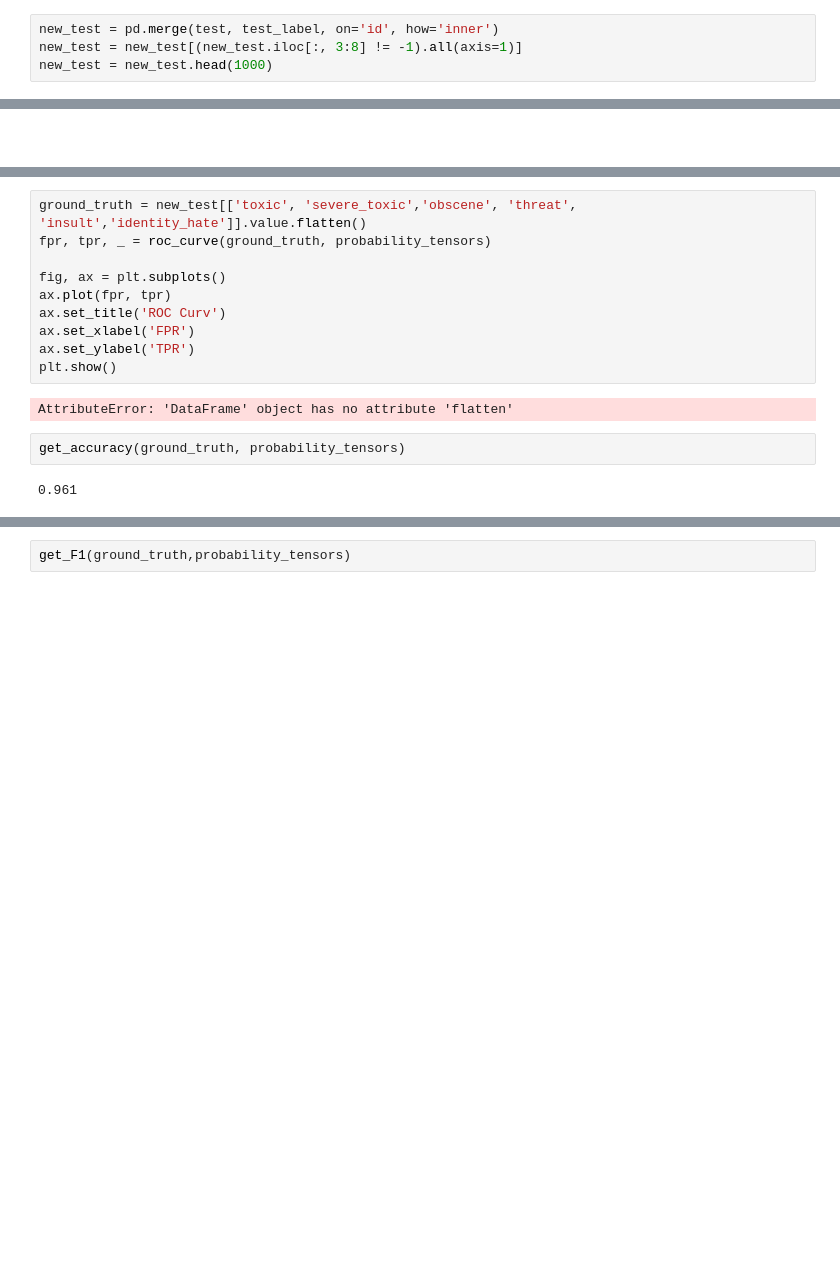
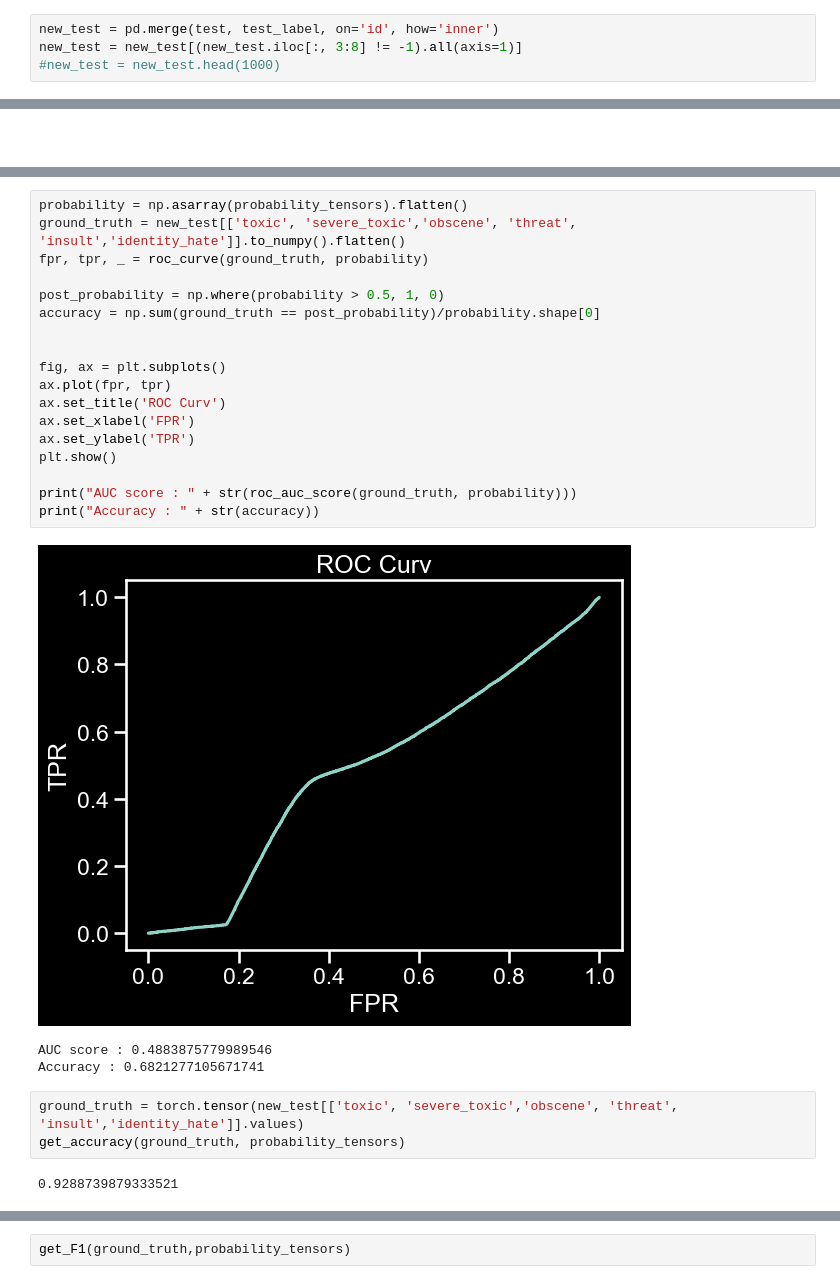
Before and after one commit to FSYFSYFSY/Bert_Toxic_Comment_Classification, a Jupyter notebook: toxic_comment_classify.ipynb, the cells around one changed output, grey strips where cells are left out. Drawn from its saved outputs; the diff is of its cells as text; blank space fills up the shorter version.

```diff
--- a/toxic_comment_classify.ipynb
+++ b/toxic_comment_classify.ipynb
@@ -44,7 +44,7 @@ test_label = pd.read_csv('./dataset/test_labels.csv.zip')
 # %%
 new_test = pd.merge(test, test_label, on='id', how='inner')
 new_test = new_test[(new_test.iloc[:, 3:8] != -1).all(axis=1)]
-new_test = new_test.head(1000)
+#new_test = new_test.head(1000)
 # %% [markdown]
 # Clean the dataset -- helper function for removing non-sense fragment
 # %%
@@ -466,19 +616,30 @@ get_roc_auc(ground_truth, probability_tensors)
 # %%
-ground_truth = new_test[['toxic', 'severe_toxic','obscene', 'threat', 'insult','identity_hate']].value.flatten()
-fpr, tpr, _ = roc_curve(ground_truth, probability_tensors)
+probability = np.asarray(probability_tensors).flatten()
+ground_truth = new_test[['toxic', 'severe_toxic','obscene', 'threat', 'insult','identity_hate']].to_numpy().flatten()
+fpr, tpr, _ = roc_curve(ground_truth, probability)
+
+post_probability = np.where(probability > 0.5, 1, 0)
+accuracy = np.sum(ground_truth == post_probability)/probability.shape[0]
+
 
 fig, ax = plt.subplots()
 ax.plot(fpr, tpr)
 ax.set_title('ROC Curv')
 ax.set_xlabel('FPR')
 ax.set_ylabel('TPR')
 plt.show()
+
+print("AUC score : " + str(roc_auc_score(ground_truth, probability)))
+print("Accuracy : " + str(accuracy))
 # %% [output]
+[figure, added]
-AttributeError: 'DataFrame' object has no attribute 'flatten'
+AUC score : 0.4883875779989546
+Accuracy : 0.6821277105671741
-# %%
-get_accuracy(ground_truth, probability_tensors)
-# %% [output]
-0.961
+# %%
+ground_truth = torch.tensor(new_test[['toxic', 'severe_toxic','obscene', 'threat', 'insult','identity_hate']].values)
+get_accuracy(ground_truth, probability_tensors)
+# %% [output]
+0.9288739879333521
 # %%
 get_new_accuracy(ground_truth, probability_tensors)
 # %% [output]
```
Also changed, not shown: parts of 16 cells of this notebook, 1 other file.
